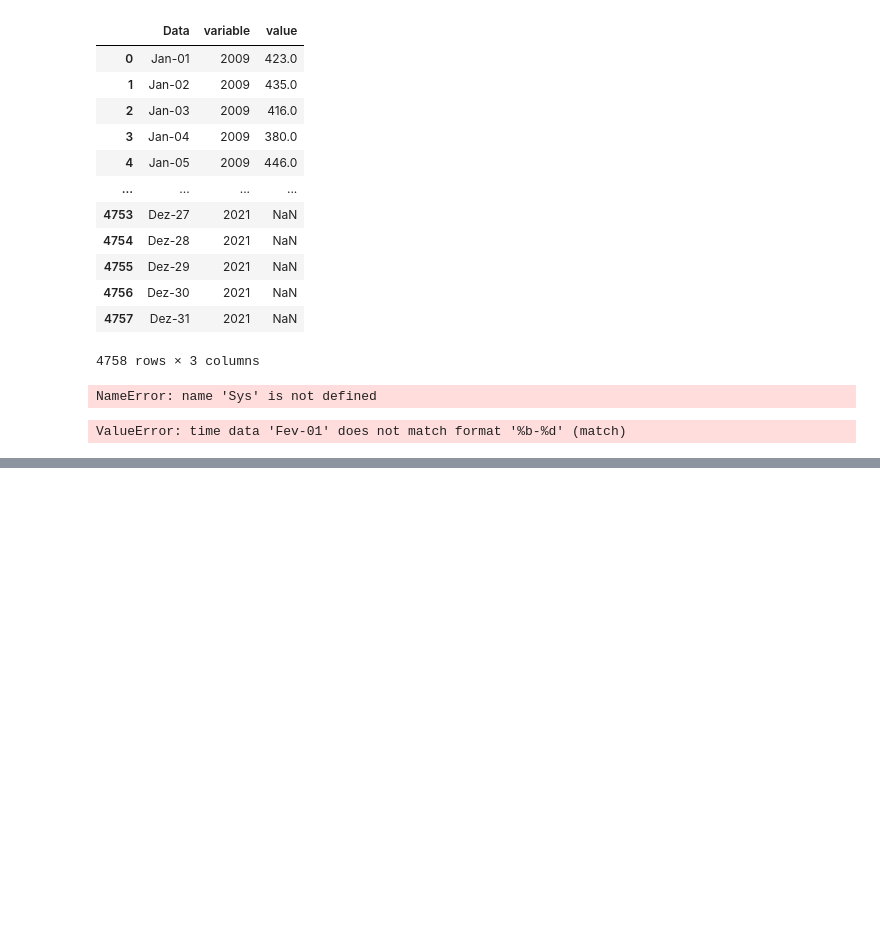
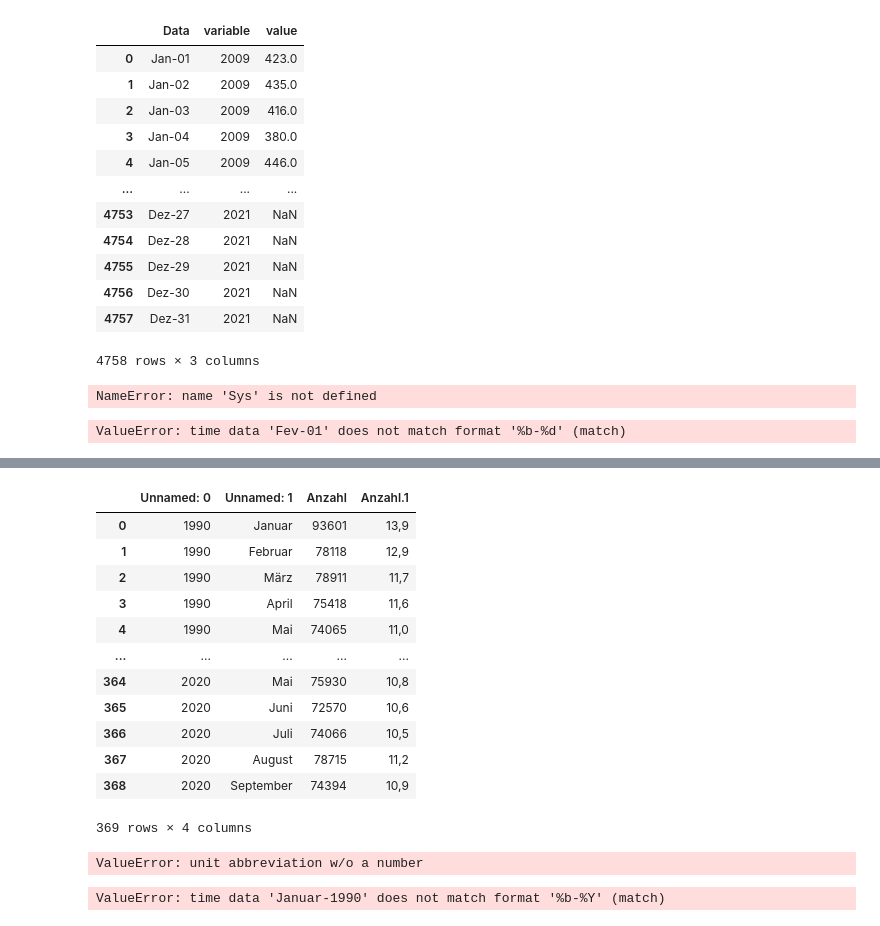
Before and after one commit to joao-dias-25/carta13, a Jupyter notebook: testing.ipynb, the cells around one changed output, grey strips where cells are left out. Cells and saved outputs as stored; diff of their text form; code cells hidden in the pictures; blank space fills up the shorter version.

```diff
--- a/testing.ipynb
+++ b/testing.ipynb
@@ -123,0 +148,25 @@ fig.show()
+# %%
+df=pd.read_csv("data/Deutschland/sterbefallzahlen_monatlich.csv", delimiter=';',skiprows=6,nrows=369, encoding='ISO-8859-1')
+df
+# %% [output]
+|  | Unnamed: 0 | Unnamed: 1 | Anzahl | Anzahl.1 |
+| 0 | 1990 | Januar | 93601 | 13,9 |
+| 1 | 1990 | Februar | 78118 | 12,9 |
+| 2 | 1990 | März | 78911 | 11,7 |
+| 3 | 1990 | April | 75418 | 11,6 |
+| 4 | 1990 | Mai | 74065 | 11,0 |
+| ... | ... | ... | ... | ... |
+| 364 | 2020 | Mai | 75930 | 10,8 |
+| 365 | 2020 | Juni | 72570 | 10,6 |
+| 366 | 2020 | Juli | 74066 | 10,5 |
+| 367 | 2020 | August | 78715 | 11,2 |
+| 368 | 2020 | September | 74394 | 10,9 |
+369 rows × 4 columns
+# %%
+pd.to_timedelta(df["Unnamed: 1"].astype(str))
+# %% [output]
+ValueError: unit abbreviation w/o a number
+# %%
+pd.to_datetime(df["Unnamed: 1"].astype(str)+'-'+df["Unnamed: 0"].astype(str), format='%b-%Y')
+# %% [output]
+ValueError: time data 'Januar-1990' does not match format '%b-%Y' (match)
```
Also changed, not shown: parts of 7 cells of this notebook, 3 other files.
